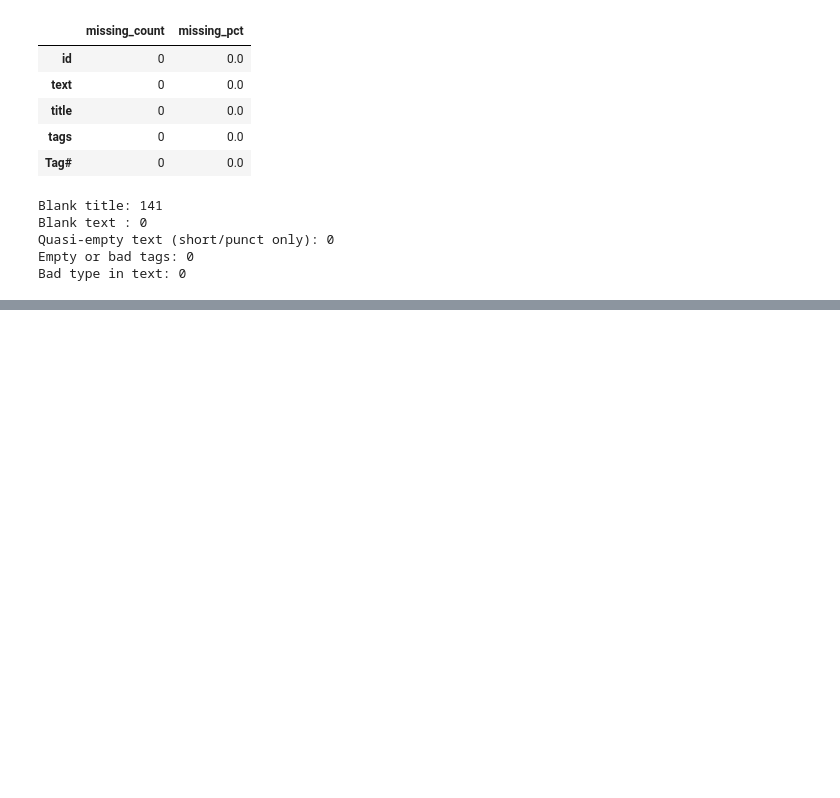
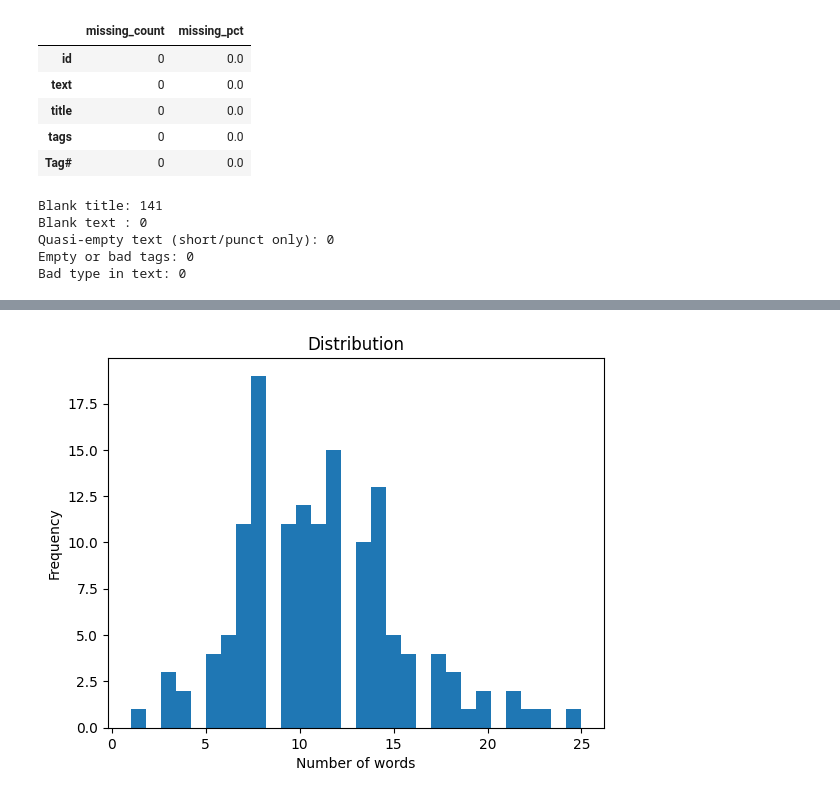
Before and after one commit to AbdelkarimElm/information-retrieval-engine, a Jupyter notebook: information_retrieval_engine.ipynb, the cells around one changed output, grey strips where cells are left out. Drawn from its saved outputs; the diff is of its cells as text; code cells hidden in the pictures; blank space fills up the shorter version.

Commit message:
Length analysis for test queries

```diff
--- a/information_retrieval_engine.ipynb
+++ b/information_retrieval_engine.ipynb
@@ -980,0 +983,20 @@ Bad type in text: 0
+# %%
+
+test_queries_df["title_clean"] = test_queries_df["title"].apply(clean_text)
+
+# Apply text cleaning to document main text
+test_queries_df["text_clean"] = test_queries_df["text"].apply(clean_text)
+
+# Apply tag cleaning to document tags
+test_queries_df["tags_clean"] = test_queries_df["tags"].apply(clean_tags)
+
+
+test_queries_df["content_key"] = (
+    (test_queries_df["title_clean"] + " ") * 3 +   # Boost title weight
+    test_queries_df["text_clean"] + " " +          # Add main text
+    test_queries_df["tags_clean"]                  # Add tags
+).str.strip()  # Remove extra spaces
+
+
+
+test_queries_df["test_query_length"] = test_queries_df["content_key"].apply(lambda x: len(x.split())-2)
@@ -980,0 +1017,8 @@ Bad type in text: 0
+# %%
+plt.hist(test_queries_df["test_query_length"], bins=30)
+plt.title("Distribution")
+plt.xlabel("Number of words")
+plt.ylabel("Frequency")
+plt.show()
+# %% [output]
+[figure, added]
```
Also changed, not shown: parts of 2 cells of this notebook.
